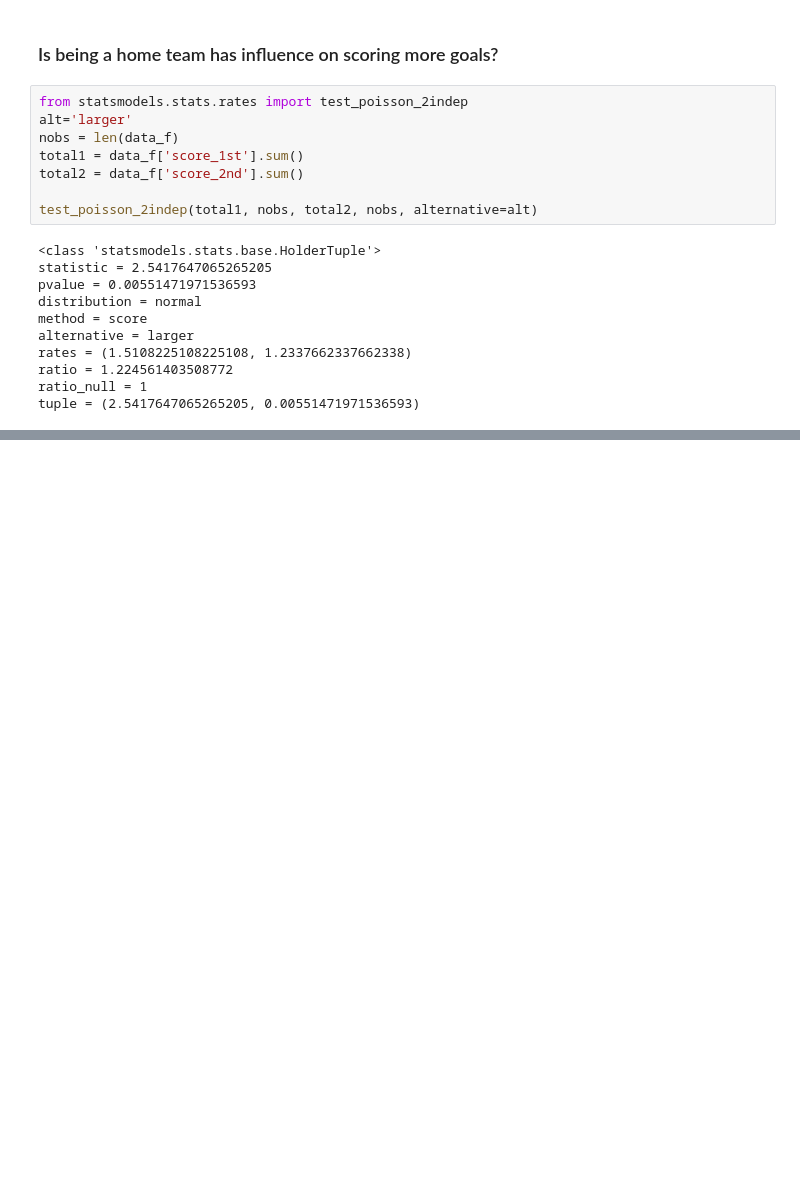
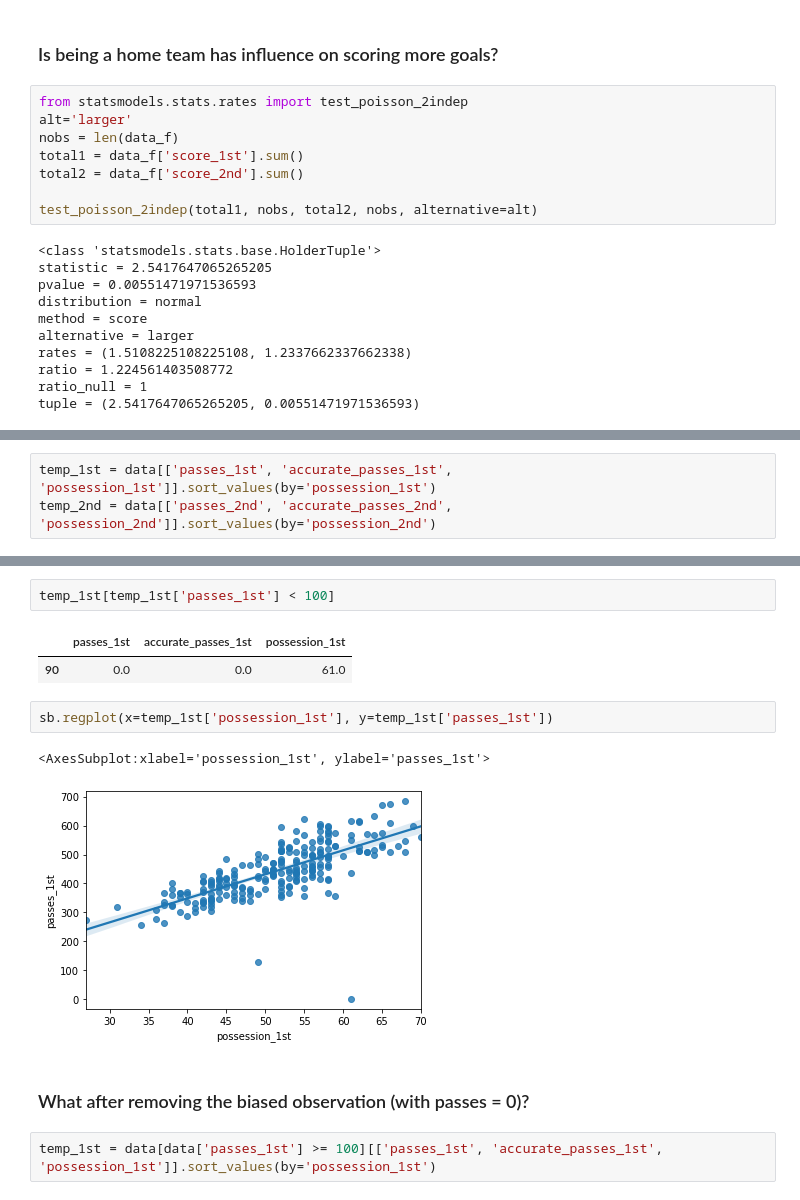
Before and after one commit to MaciejMalewicz778/ekstraklasa_scrapping_and_analysis, a Jupyter notebook: analysis.ipynb, the cells around one changed output, grey strips where cells are left out. Cells and saved outputs as stored; diff of their text form; blank space fills up the shorter version.

```diff
--- a/analysis.ipynb
+++ b/analysis.ipynb
@@ -305,0 +312,3 @@ tuple = (2.5417647065265205, 0.00551471971536593)
+# %%
+temp_1st = data[['passes_1st', 'accurate_passes_1st', 'possession_1st']].sort_values(by='possession_1st')
+temp_2nd = data[['passes_2nd', 'accurate_passes_2nd', 'possession_2nd']].sort_values(by='possession_2nd')
@@ -305,0 +322,14 @@ tuple = (2.5417647065265205, 0.00551471971536593)
+# %%
+temp_1st[temp_1st['passes_1st'] < 100]
+# %% [output]
+|  | passes_1st | accurate_passes_1st | possession_1st |
+| 90 | 0.0 | 0.0 | 61.0 |
+# %%
+sb.regplot(x=temp_1st['possession_1st'], y=temp_1st['passes_1st'])
+# %% [output]
+<AxesSubplot:xlabel='possession_1st', ylabel='passes_1st'>
+[figure, added]
+# %% [markdown]
+### What after removing the biased observation (with passes = 0)?
+# %%
+temp_1st = data[data['passes_1st'] >= 100][['passes_1st', 'accurate_passes_1st', 'possession_1st']].sort_values(by='possession_1st')
```
Also changed, not shown: parts of 39 cells of this notebook.
